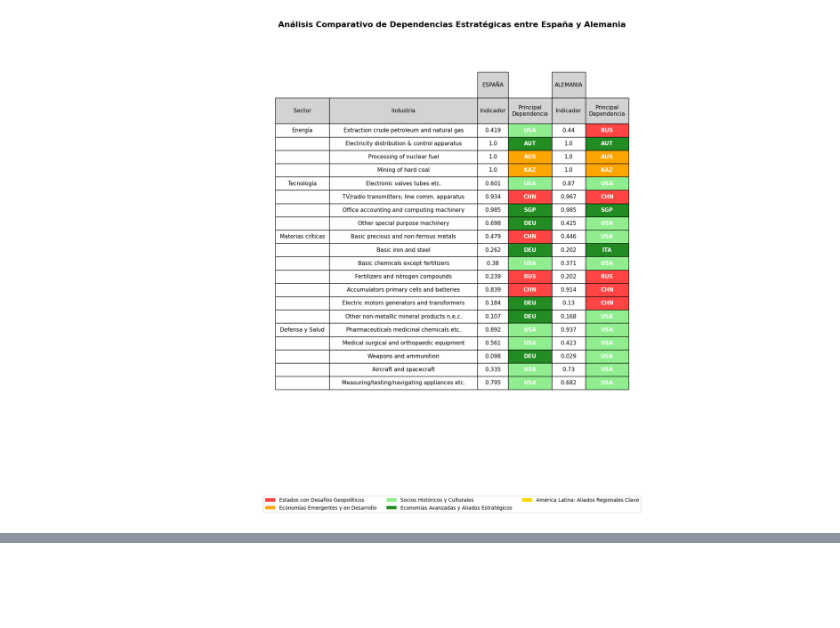
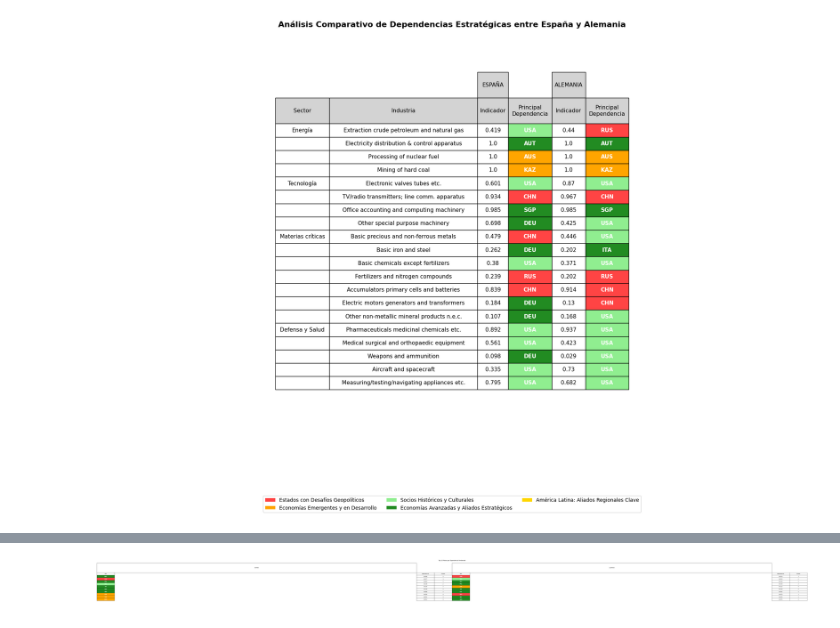
Before and after one commit to mhidper/Seguridad-economica, a Jupyter notebook: src/visualization/figuras.ipynb, the cells around one changed output, grey strips where cells are left out. Drawn from its saved outputs; the diff is of its cells as text; code cells hidden in the pictures; blank space fills up the shorter version.

```diff
--- a/src/visualization/figuras.ipynb
+++ b/src/visualization/figuras.ipynb
@@ -575,0 +1045,13 @@ plt.show()
+# %%
+# Primero filtrar df para ESP y DEU
+df_filtered = data[data['importer_iso3'].isin(['ESP', 'DEU'])]
+df_filtered = df_filtered[['importer_iso3', 'exporter_iso3', 'industry_descr', 'trade']]
+dependency_data_filtered = dependency_data[dependency_data['dependent_country'].isin(['ESP', 'DEU'])]
+
+# Hacer el merge
+dependency_data_with_trade = dependency_data_filtered.merge(
+   df_filtered,
+   left_on=['dependent_country', 'supplier_country', 'industry'],
+   right_on=['importer_iso3', 'exporter_iso3', 'industry_descr'],
+   how='left'
+)
@@ -575,0 +1098,68 @@ plt.show()
+# %%
+def crear_tabla_comparativa(weighted_deps, cluster_data):
+   cluster_colors = {
+       1: '#FF4444',  # Rojo
+       0: '#FFA500',  # Naranja
+       2: '#90EE90',  # Verde claro
+       3: '#228B22',  # Verde
+       4: '#FFD700'   # Amarillo
+   }
+
+   # Preparar datos para ESP y DEU
+   esp_data = weighted_deps[weighted_deps['dependent_country'] == 'ESP'].merge(
+       cluster_data[['iso_d', 'cluster']],
+       left_on='supplier_country',
+       right_on='iso_d'
+   )
+   deu_data = weighted_deps[weighted_deps['dependent_country'] == 'DEU'].merge(
+       cluster_data[['iso_d', 'cluster']],
+       left_on='supplier_country',
+       right_on='iso_d'
+   )
+
+   fig, ax = plt.subplots(figsize=(12, 8))
+   ax.axis('off')
+
+   # Preparar datos para la tabla
+   table_data = []
+   for i in range(10):
+       row = [
+           esp_data.iloc[i]['supplier_country'],
+           f"{esp_data.iloc[i]['weighted_contribution']:.4f}",
+           esp_data.iloc[i]['cluster'],
+           deu_data.iloc[i]['supplier_country'],
+           f"{deu_data.iloc[i]['weighted_contribution']:.4f}",
+           deu_data.iloc[i]['cluster']
+       ]
+       table_data.append(row)
+
+   tabla = ax.table(
+       cellText=table_data,
+       colLabels=['País', 'Dependencia', 'Cluster', 'País', 'Dependencia', 'Cluster'],
+       loc='center',
+       cellLoc='center'
+   )
+
+   # Headers para España y Alemania
+   tabla.add_cell(-2, 0, width=3, height=0.1, text='ESPAÑA', loc='center')
+   tabla.add_cell(-2, 3, width=3, height=0.1, text='ALEMANIA', loc='center')
+
+   tabla.auto_set_font_size(False)
+   tabla.set_fontsize(10)
+   tabla.scale(1.5, 2)
+
+   # Colorear celdas según cluster
+   for idx, row in enumerate(table_data):
+       # España
+       tabla._cells[(idx+1, 0)].set_facecolor(cluster_colors[row[2]])
+       tabla._cells[(idx+1, 0)].set_text_props(color='white', weight='bold')
+       # Alemania
+       tabla._cells[(idx+1, 3)].set_facecolor(cluster_colors[row[5]])
+       tabla._cells[(idx+1, 3)].set_text_props(color='white', weight='bold')
+
+   plt.title('Top 10 Países por Dependencia Ponderada', pad=20)
+   plt.show()
+
+crear_tabla_comparativa(result, clustering_data)
+# %% [output]
+[figure, added]
```
Also changed, not shown: parts of 13 cells of this notebook, 20 other files.
